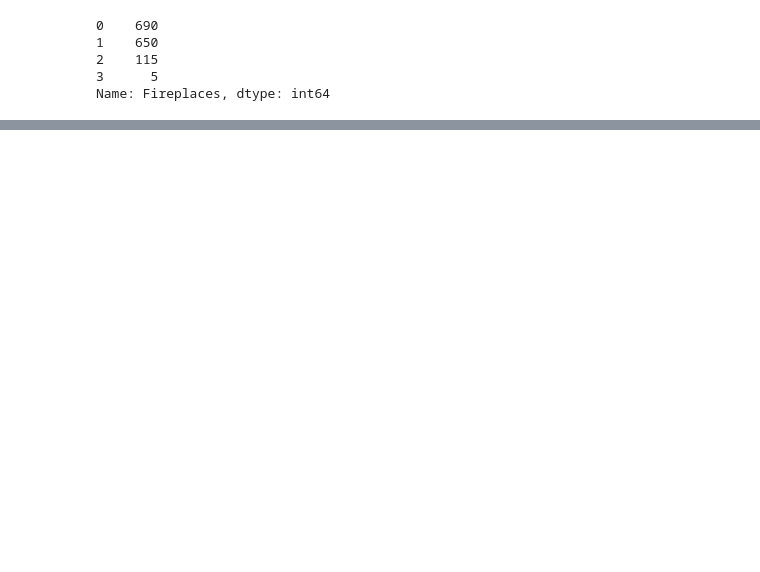
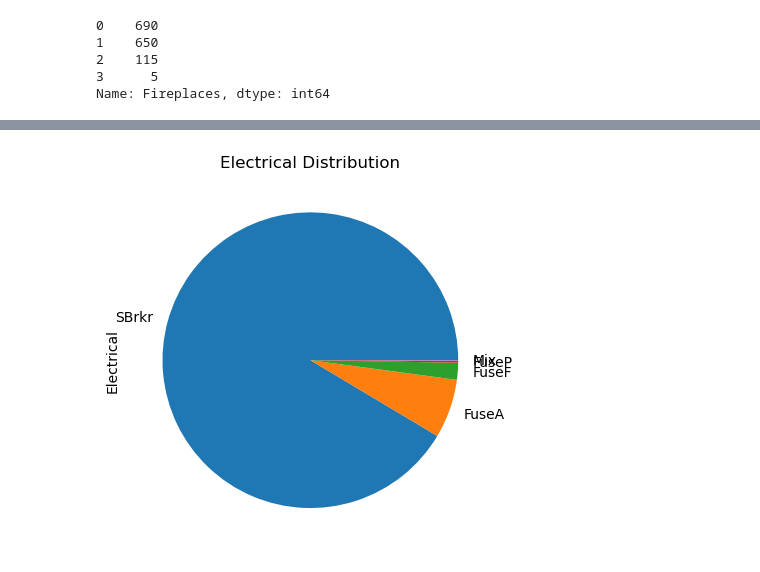
Before and after one commit to leonemma/House-Prices-Prediction, a Jupyter notebook: House_Prices.ipynb, the cells around one changed output, grey strips where cells are left out. Drawn from its saved outputs; the diff is of its cells as text; code cells hidden in the pictures; blank space fills up the shorter version.

```diff
--- a/House_Prices.ipynb
+++ b/House_Prices.ipynb
@@ -387,0 +455,23 @@ df_train['LotFrontage'].plot.hist()
+# %%
+# NaN values indicate that there is no garage
+# GarageType: Garage location
+df_train['GarageType'].fillna('NoGarage', inplace=True)
+
+# GarageFinish: Interior finish of the garage
+df_train['GarageFinish'].fillna('NoGarage', inplace=True)
+
+# GarageQual: Garage quality
+rating_map = {'Ex': 5, 'Gd': 4, 'TA': 3, 'Fa': 2, 'Po': 1}
+df_train['GarageQual'] = df_train['GarageQual'].map(rating_map)
+df_train['GarageQual'].fillna(-1, inplace=True)
+print(df_train['GarageQual'].value_counts())
+
+print("")
+# GarageCond: Garage condition
+rating_map = {'Ex': 5, 'Gd': 4, 'TA': 3, 'Fa': 2, 'Po': 1}
+df_train['GarageCond'] = df_train['GarageCond'].map(rating_map)
+df_train['GarageCond'].fillna(-1, inplace=True)
+print(df_train['GarageCond'].value_counts())
+
+# GarageYrBlt: Garage Year Built
+df_train['GarageYrBlt'].fillna(0, inplace=True)
@@ -387,0 +494,8 @@ df_train['LotFrontage'].plot.hist()
+# %%
+# Electrical
+df_train.Electrical.value_counts().plot.pie()
+plt.title('Electrical Distribution')
+plt.show()
+df_train['Electrical'].fillna(df_train['Electrical'].mode()[0], inplace=True)
+# %% [output]
+[figure, added]
```
Also changed, not shown: parts of 28 cells of this notebook.
